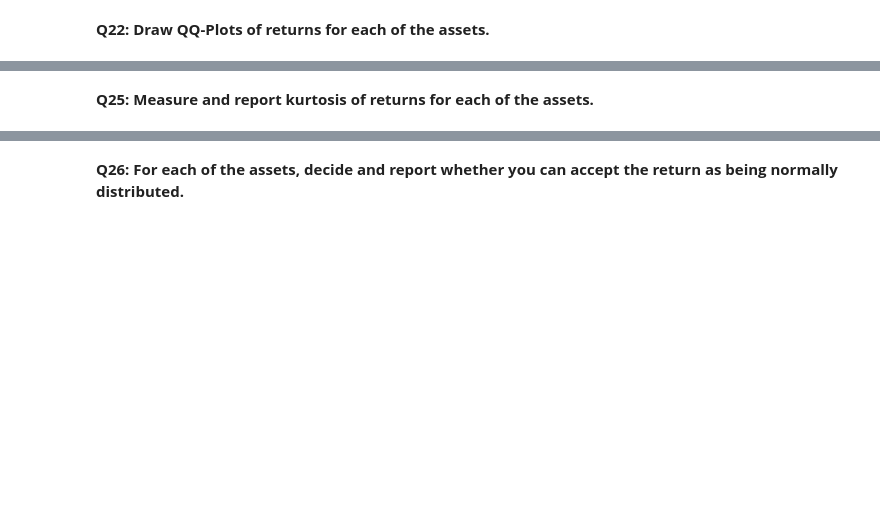
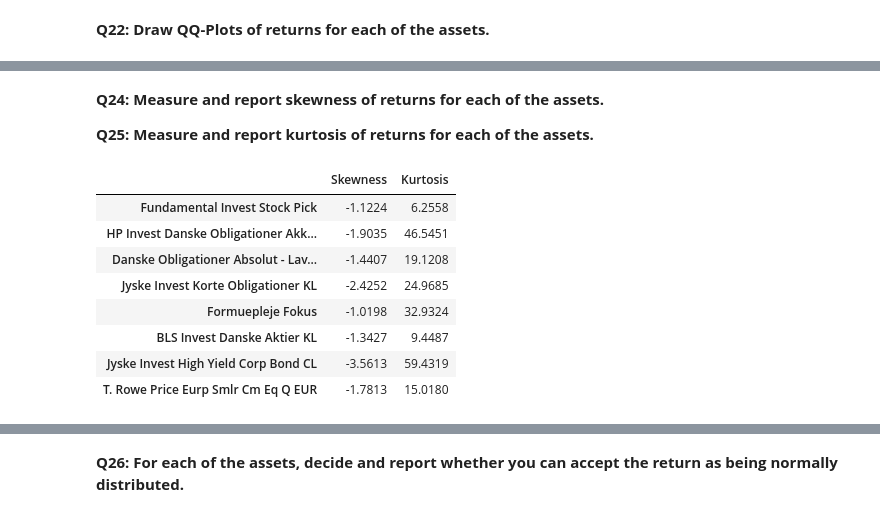
Before and after one commit to jennyjyu/financial-engineering, a Jupyter notebook: Project 3/Project 3.ipynb, the cells around one changed output, grey strips where cells are left out. Saved outputs shown, nothing was run; the diff lists cells and outputs as text; code cells hidden in the pictures; blank space fills up the shorter version.

```diff
--- a/Project 3/Project 3.ipynb
+++ b/Project 3/Project 3.ipynb
@@ -973,2 +996,11 @@ The starting point for these questions are the 4-5 assets that you have picked f
 # %% [markdown]
 **Q22: Draw QQ-Plots of returns for each of the assets.**
+# %%
+import numpy as np
+import statsmodels.api as sm
+import pylab
+
+for asset in strategy_2.columns:
+    sm.qqplot(strategy_2[asset])
+    plt.title(asset)
+    pylab.show()
@@ -974,0 +1016,5 @@ The starting point for these questions are the 4-5 assets that you have picked f
+# %%
+for asset in strategy_3.columns:
+    sm.qqplot(strategy_3[asset])
+    plt.title(asset)
+    pylab.show()
@@ -976,0 +1028,12 @@ The starting point for these questions are the 4-5 assets that you have picked f
+# %%
+import scipy.stats as stats
+
+jb_strat2 = {}
+jb_strat3 = {}
+
+
+for asset in strategy_2:
+    jb_strat2[asset] = stats.jarque_bera(strategy_2[asset])
+
+for asset in strategy_3:
+    jb_strat3[asset] = stats.jarque_bera(strategy_3[asset])
@@ -977,2 +1064,30 @@ The starting point for these questions are the 4-5 assets that you have picked f
 # %% [markdown]
+**Q24: Measure and report skewness of returns for each of the assets.**
+
 **Q25: Measure and report kurtosis of returns for each of the assets.**
+# %%
+from scipy.stats import kurtosis, skew
+
+#strategy 2
+skewness_list = [round(skew(strategy_2[asset]), 4) for asset in strategy_2]
+kurtosis_list = [round(kurtosis(strategy_2[asset], bias=False), 4) for asset in strategy_2]
+
+
+distribution_info = [list(distributions) for distributions in
+                     zip(skewness_list, kurtosis_list)]
+
+strategy_2_df = pd.DataFrame(distribution_info)
+strategy_2_df.index = strategy_2.columns
+strategy_2_df.columns = ["Skewness", "Kurtosis"]
+
+strategy_2_df
+# %% [output]
+|  | Skewness | Kurtosis |
+| Fundamental Invest Stock Pick | -1.1224 | 6.2558 |
+| HP Invest Danske Obligationer Akk... | -1.9035 | 46.5451 |
+| Danske Obligationer Absolut - Lav... | -1.4407 | 19.1208 |
+| Jyske Invest Korte Obligationer KL | -2.4252 | 24.9685 |
+| Formuepleje Fokus | -1.0198 | 32.9324 |
+| BLS Invest Danske Aktier KL | -1.3427 | 9.4487 |
+| Jyske Invest High Yield Corp Bond CL | -3.5613 | 59.4319 |
+| T. Rowe Price Eurp Smlr Cm Eq Q EUR | -1.7813 | 15.0180 |
```
Also changed, not shown: parts of 9 cells of this notebook.
